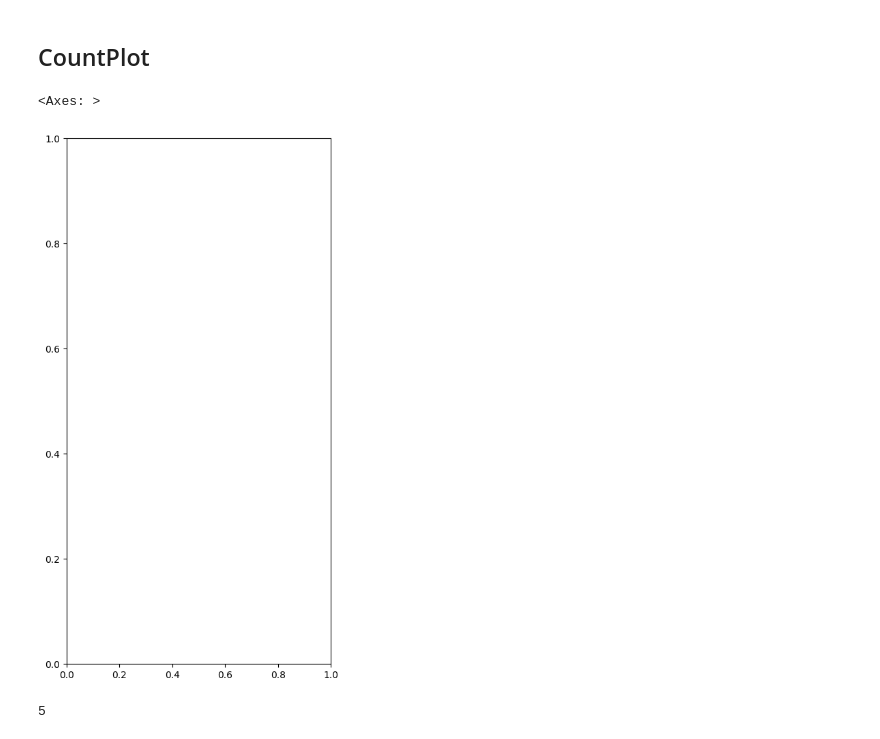
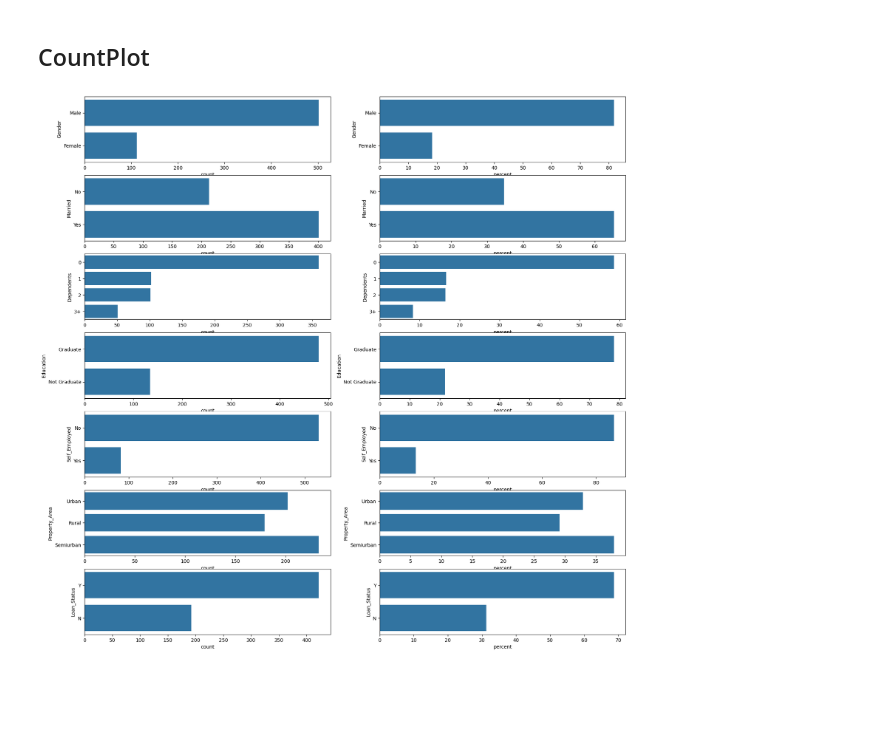
Before and after one commit to sairam751/ML_LoanPrediction, a Jupyter notebook: notebook/EDA Loan Prediction.ipynb, the cells around one changed output. Drawn from its saved outputs; the diff is of its cells as text; code cells hidden in the pictures; blank space fills up the shorter version.

```diff
--- a/notebook/EDA Loan Prediction.ipynb
+++ b/notebook/EDA Loan Prediction.ipynb
@@ -254,13 +254,14 @@ df.duplicated().sum()
 # Visualization
 # %% [markdown]
 ## CountPlot
-# %%
-fig, axs = plt.subplots(numeric_features.__len__(), figsize=(5, 10))
-plt.subplot(111)
-# %% [output]
-<Axes: >
-[figure, removed]
-# %%
-numeric_features.
-# %% [output]
-5
+# %%
+fig, axs = plt.subplots(categorical_features.__len__(),2, figsize=(20, 20))
+j=0
+for i in range(categorical_features.__len__()):
+    columnName = categorical_features[j]
+    object_values = df[columnName].unique()
+    sns.countplot(df[columnName],ax=axs[i, 0])
+    sns.countplot(df[columnName],stat="percent",ax=axs[i, 1])
+    j+=1
+# %% [output]
+[figure, added]
```
Also changed, not shown: parts of 20 cells of this notebook.
